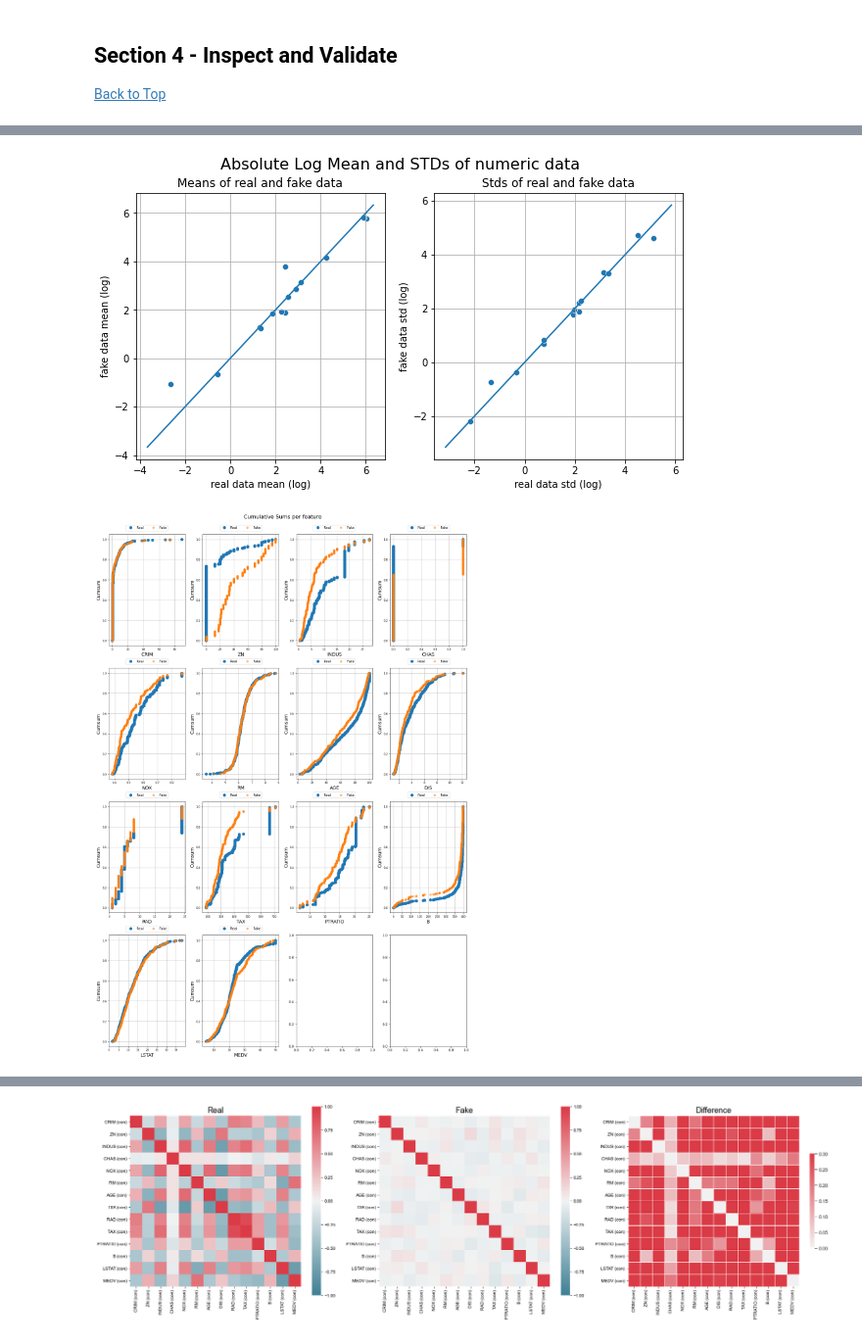
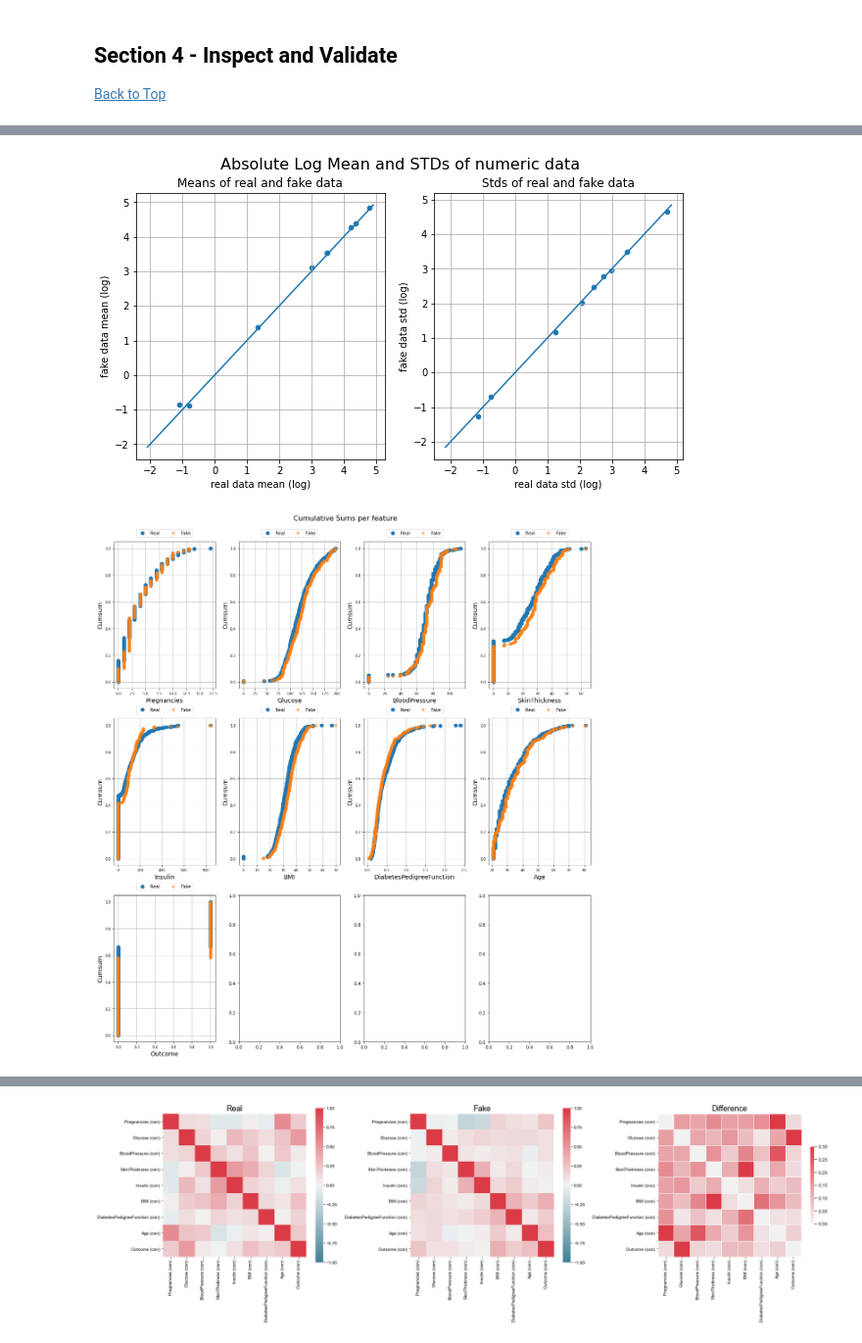
Before and after one commit to KwanBlogDSexamples/SyntheticData_BasicExample, a Jupyter notebook: SyntheticData_BasicExample.ipynb, the cells around one changed output, grey strips where cells are left out. Shown at 98% size. Saved outputs shown, nothing was run; the diff lists cells and outputs as text; code cells hidden in the pictures.

```diff
--- a/SyntheticData_BasicExample.ipynb
+++ b/SyntheticData_BasicExample.ipynb
@@ -39,0 +70,3 @@ boston_dataset = load_boston()
+# %%
+
+diabetes=pd.read_csv(r'Data/diabetes.csv')
@@ -76,19 +122,17 @@ list(boston.columns)
 # %%
 # Names of the columns that are discrete
-discrete_columns =['CRIM',
- 'ZN',
- 'INDUS',
- 'CHAS',
- 'NOX',
- 'RM',
- 'AGE',
- 'DIS',
- 'RAD',
- 'TAX',
- 'PTRATIO',
- 'B',
- 'LSTAT',
- 'MEDV']
+discrete_columns =['Pregnancies', 'Glucose', 'BloodPressure', 'SkinThickness', 'Insulin', 'Age','Outcome' ]
 # %%
-ctgan = CTGANSynthesizer(epochs=1000)
-ctgan.fit(boston, discrete_columns)
+#basic characteristics of the CTGANSynthesizer
+epochs=1000
+batch_size=50
+generator_dim=(256, 256, 256)
+discriminator_dim=(256, 256, 256)
+
+ctgan = CTGANSynthesizer(epochs=epochs,
+                         batch_size=batch_size,
+                         verbose=True,
+                         generator_dim=generator_dim,
+                         discriminator_dim=discriminator_dim)
+
+ctgan.fit(diabetes, discrete_columns)
@@ -95,6 +157,6 @@ ctgan.fit(boston, discrete_columns)
 # %%
 # Synthetic copy
-samples = ctgan.sample(1000)
+samples = ctgan.sample(500)
 # %%
 samples
 # %% [output]
@@ -119,7 +184,7 @@ samples=samples.drop_duplicates()
 # %%
 from table_evaluator import load_data, TableEvaluator
-table_evaluator = TableEvaluator(boston, samples)
+table_evaluator = TableEvaluator(diabetes, samples)
 table_evaluator.visual_evaluation()
 # %% [output]
-[figure, old version]
+[figure, new version]
-[figure, old version]
+[figure, new version]
@@ -127 +192 @@ table_evaluator.visual_evaluation()
-[figure, old version]
+[figure, new version]
```
Also changed, not shown: parts of 18 cells of this notebook, 1 other file.
